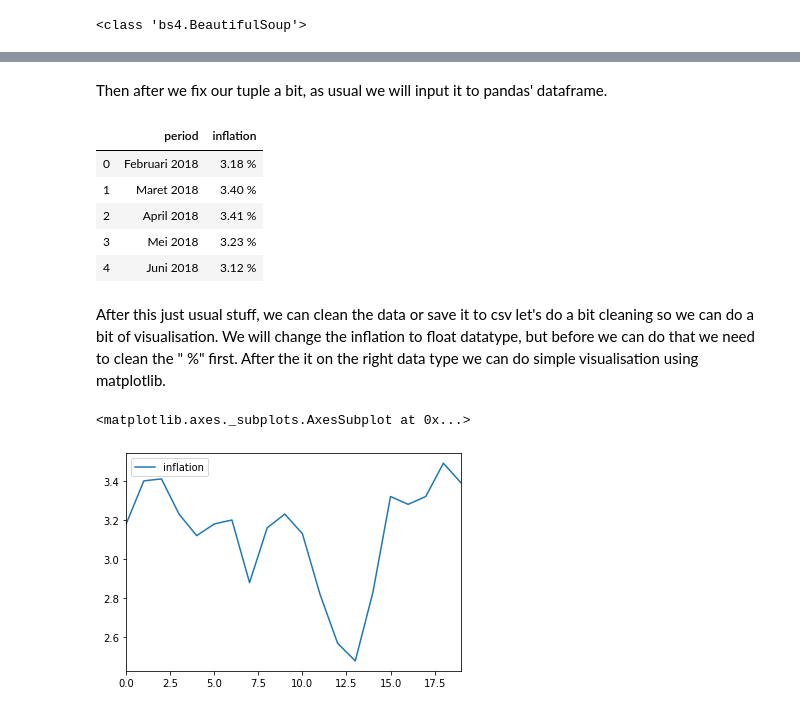
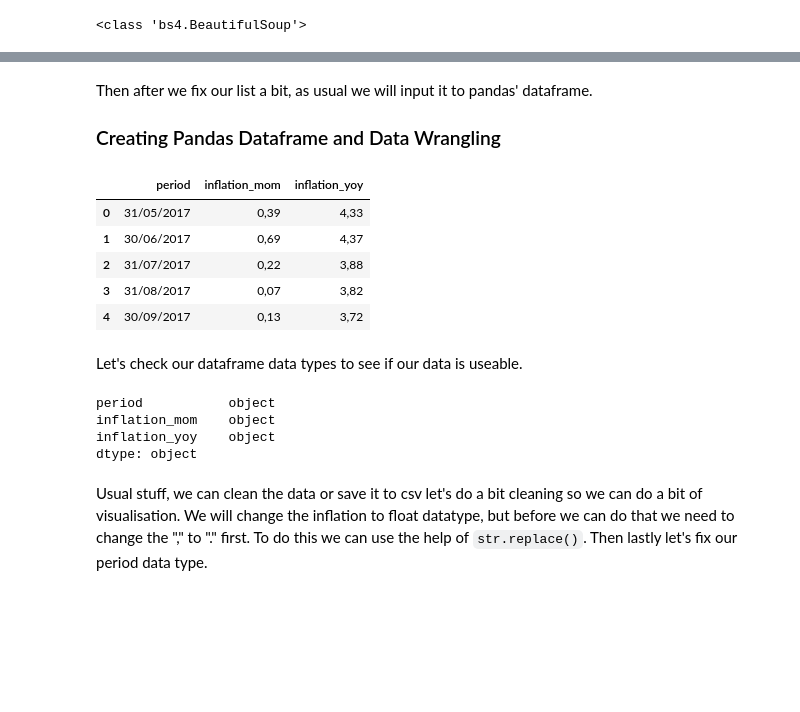
Before and after one commit to handoyo18/Webscrapping-with-BeautifulSoup, a Jupyter notebook: Webscrapping using BeautifulSoup.ipynb, the cells around one changed output, grey strips where cells are left out. Drawn from its saved outputs; the diff is of its cells as text; code cells hidden in the pictures; blank space fills up the shorter version.

```diff
--- a/Webscrapping using BeautifulSoup.ipynb
+++ b/Webscrapping using BeautifulSoup.ipynb
@@ -77,4 +79,4 @@ From inspect element we know that we need to find the line table with class `tab
 # %%
-table = soup.find('table', attrs={'class':'table1'})
+table = soup.find('div', attrs={'class':'baris-scroll'})
 print(table.prettify()[1:500])
 # %% [output]
@@ -124,0 +128,4 @@ tr[:2] # just call 2 founded tr
+# %%
+row = table.find_all('div', attrs={'class':'kol-konten3-1'})
+row_length = len(row)
+row_length
@@ -131,20 +142,3 @@ Here what the looping do to scrap the information:
 - which we will find all cell of the column one and two which contain period and the inflation rate.
 - Then we will append it to our tuple that we prepared before,
 - every one iteration we will scrap one line of the table.
-# %%
-temp = [] #initiating a tuple
-
-for i in range(1, len(tr)):
-    row = table.find_all('tr')[i]
-
-    #get bulan
-    period = row.find_all('td')[0].text
-    period = period.strip() #for removing the excess whitespace
-
-    #get inflasi
-    inflation = row.find_all('td')[1].text
-    inflation = inflation.strip() #for removing the excess whitespace
-
-    temp.append((period,inflation))
-
-temp
@@ -171,0 +145,19 @@ temp
+# %%
+temp = [] #init
+
+for i in range(1, row_length):
+
+    #get period
+    period = table.find_all('div', attrs={'class':'kol-konten3-1'})[i].text
+
+    #get inflation mom
+    inflation_mom = table.find_all('div', attrs={'class':'kol-konten3-2'})[i].text
+    inflation_mom = inflation_mom.strip() #to remove excess white space
+
+    #get inflation yoy
+    inflation_yoy = table.find_all('div', attrs={'class':'kol-konten3-3'})[i].text
+    inflation_yoy = inflation_yoy.strip() #to remove excess white space
+
+    temp.append((period,inflation_mom,inflation_yoy))
+
+temp
@@ -198,24 +205,27 @@ temp
 # %% [markdown]
-Then after we fix our tuple a bit, as usual we will input it to pandas' dataframe.
+Then after we fix our list a bit, as usual we will input it to pandas' dataframe.
+
+### Creating Pandas Dataframe and Data Wrangling
 # %%
 import pandas as pd
 
-df = pd.DataFrame(temp, columns = ('period','inflation'))
+df = pd.DataFrame(temp, columns = ('period','inflation_mom','inflation_yoy'))
 df.head()
 # %% [output]
-|  | period | inflation |
-| 0 | Februari 2018 | 3.18 % |
-| 1 | Maret 2018 | 3.40 % |
-| 2 | April 2018 | 3.41 % |
-| 3 | Mei 2018 | 3.23 % |
-| 4 | Juni 2018 | 3.12 % |
+|  | period | inflation_mom | inflation_yoy |
+| 0 | 31/05/2017 | 0,39 | 4,33 |
+| 1 | 30/06/2017 | 0,69 | 4,37 |
+| 2 | 31/07/2017 | 0,22 | 3,88 |
+| 3 | 31/08/2017 | 0,07 | 3,82 |
+| 4 | 30/09/2017 | 0,13 | 3,72 |
+# %% [markdown]
+Let's check our dataframe data types to see if our data is useable.
+# %%
+df.dtypes
+# %% [output]
+period           object
+inflation_mom    object
+inflation_yoy    object
+dtype: object
 # %% [markdown]
-After this just usual stuff, we can clean the data or save it to csv let's do a bit cleaning so we can do a bit of visualisation. We will change the inflation to float datatype, but before we can do that we need to clean the " %" first. After the it on the right data type we can do simple visualisation using matplotlib.
+Usual stuff, we can clean the data or save it to csv let's do a bit cleaning so we can do a bit of visualisation. We will change the inflation to float datatype, but before we can do that we need to change the "," to "." first. To do this we can use the help of `str.replace()`. Then lastly let's fix our period data type.
-# %%
-df['inflation'] = df['inflation'].str.replace(" %","")
-df['inflation'] = df['inflation'].astype('float64')
-
-df.plot()
-# %% [output]
-<matplotlib.axes._subplots.AxesSubplot at 0x...>
-[figure, removed]
```
Also changed, not shown: parts of 26 cells of this notebook, 2 other files.
